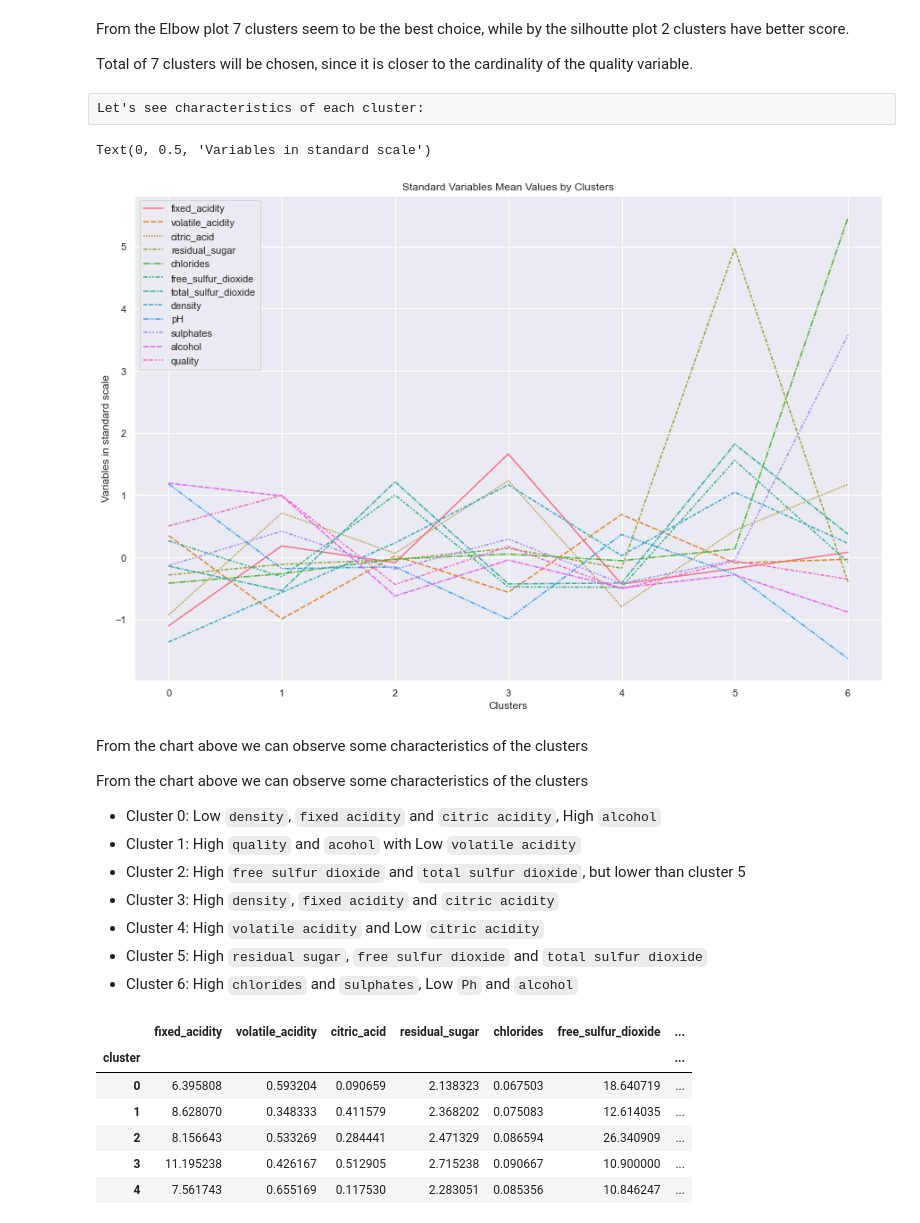
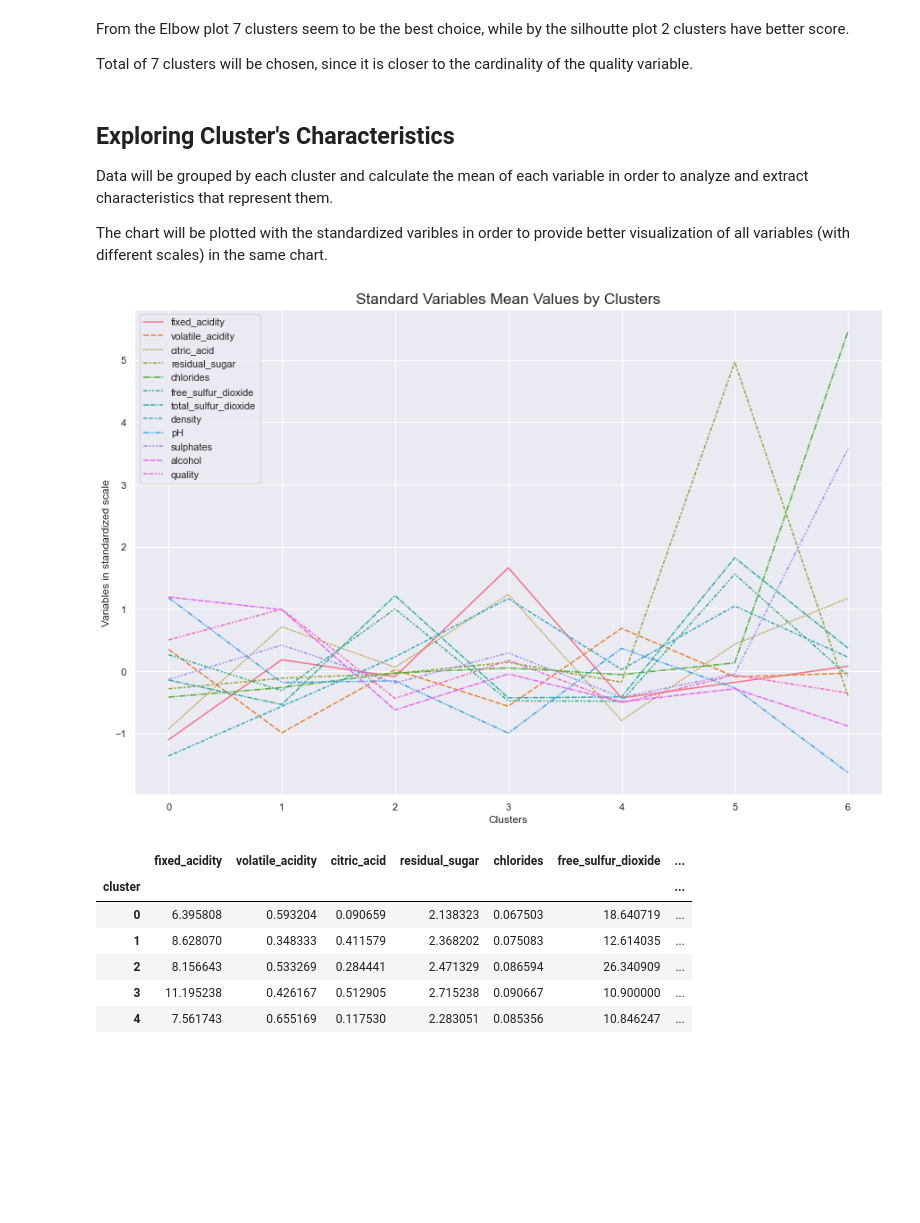
Before and after one commit to osouzadaniel/wine-analysis, a Jupyter notebook: red_wine_1_clustering.ipynb, the cells around one changed output. Drawn from its saved outputs; the diff is of its cells as text; code cells hidden in the pictures; blank space fills up the shorter version.

Commit message:
feat: Include Cluster Features Analysis
- Exploring and visualizing each cluster's characteristics
- Export .csv file of clustered dataset

```diff
--- a/red_wine_1_clustering.ipynb
+++ b/red_wine_1_clustering.ipynb
@@ -97,36 +98,29 @@ df_std = pd.DataFrame(df_std, columns = df_red_wine.columns)
 
 df_red_wine['cluster'] = model.labels_
 df_std['cluster'] = model.labels_
-# %% [raw]
-Let's see characteristics of each cluster:
+# %% [markdown]
+## Exploring Cluster's Characteristics
+
+Data will be grouped by each cluster and calculate the mean of each variable in order to analyze and extract characteristics that represent them.
+
+The chart will be plotted with the standardized varibles in order to provide better visualization of all variables (with different scales) in the same chart.
 # %%
 cluster_stats = df_red_wine.groupby('cluster').agg(['count', np.mean])
 
 # Stats will be standardized for better visualization in the same chart
 stats_std = df_std.groupby('cluster').agg(['count', np.mean])
 
 plt.figure(figsize=(15,10))
 
 sns.lineplot(data = stats_std.xs('mean', axis = 1, level = 1))
 
-plt.title("Standard Variables Mean Values by Clusters")
+plt.title("Standard Variables Mean Values by Clusters", size='x-large')
 plt.xlabel("Clusters")
-plt.ylabel("Variables in standard scale")
+plt.ylabel("Variables in standardized scale")
+
+plt.show()
 # %% [output]
-Text(0, 0.5, 'Variables in standard scale')
-[figure, old version]
+[figure, new version]
-# %% [markdown]
-From the chart above we can observe some characteristics of the clusters
-
-From the chart above we can observe some characteristics of the clusters
-
- - Cluster 0: Low `density`, `fixed acidity` and `citric acidity`, High `alcohol`
- - Cluster 1: High `quality` and `acohol` with Low `volatile acidity`
- - Cluster 2: High `free sulfur dioxide` and `total sulfur dioxide`, but lower than cluster 5
- - Cluster 3: High `density`, `fixed acidity` and `citric acidity`
- - Cluster 4: High `volatile acidity` and Low `citric acidity`
- - Cluster 5: High `residual sugar`, `free sulfur dioxide` and `total sulfur dioxide`
- - Cluster 6: High `chlorides` and `sulphates`, Low `Ph` and `alcohol`
 # %%
 cluster_stats.xs('mean', axis = 1, level = 1)
 # %% [output]
```
Also changed, not shown: parts of 23 cells of this notebook, 1 other file.
